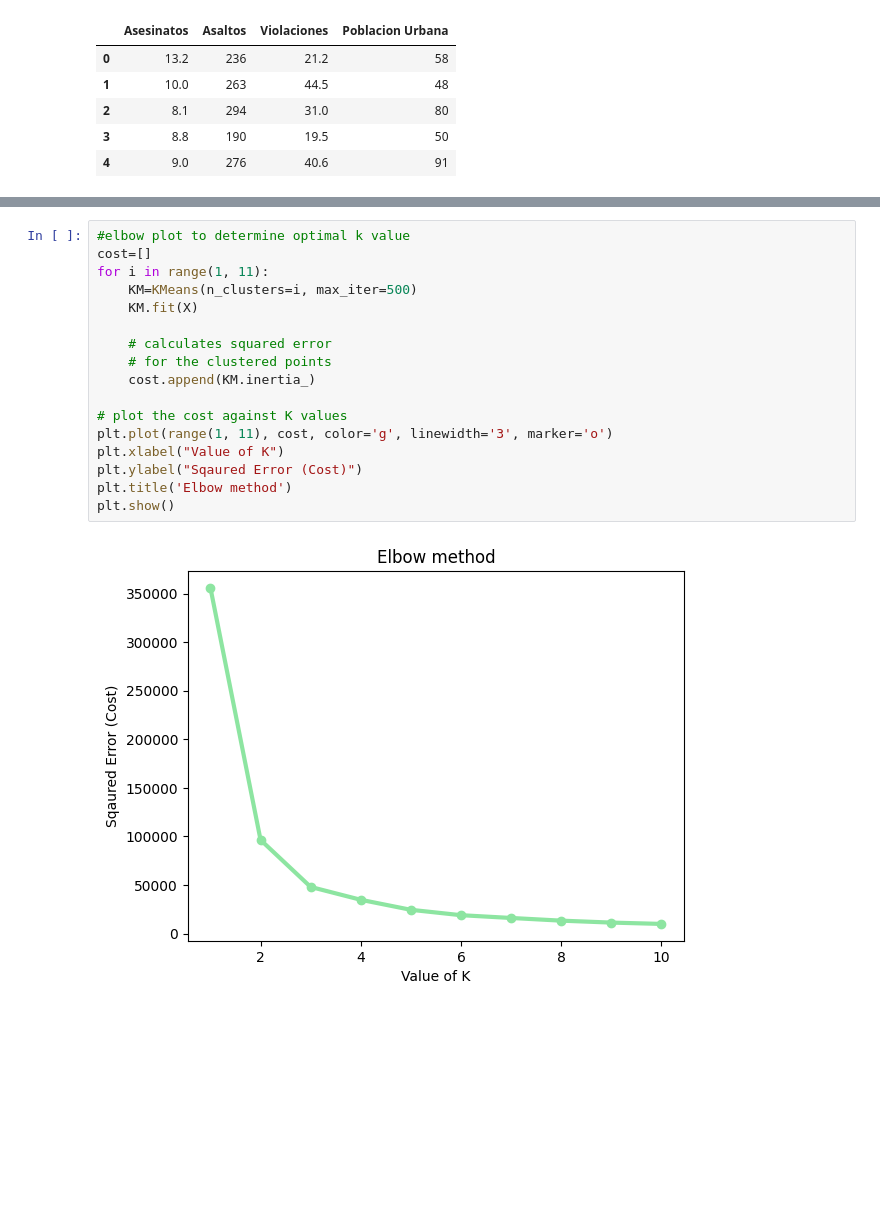
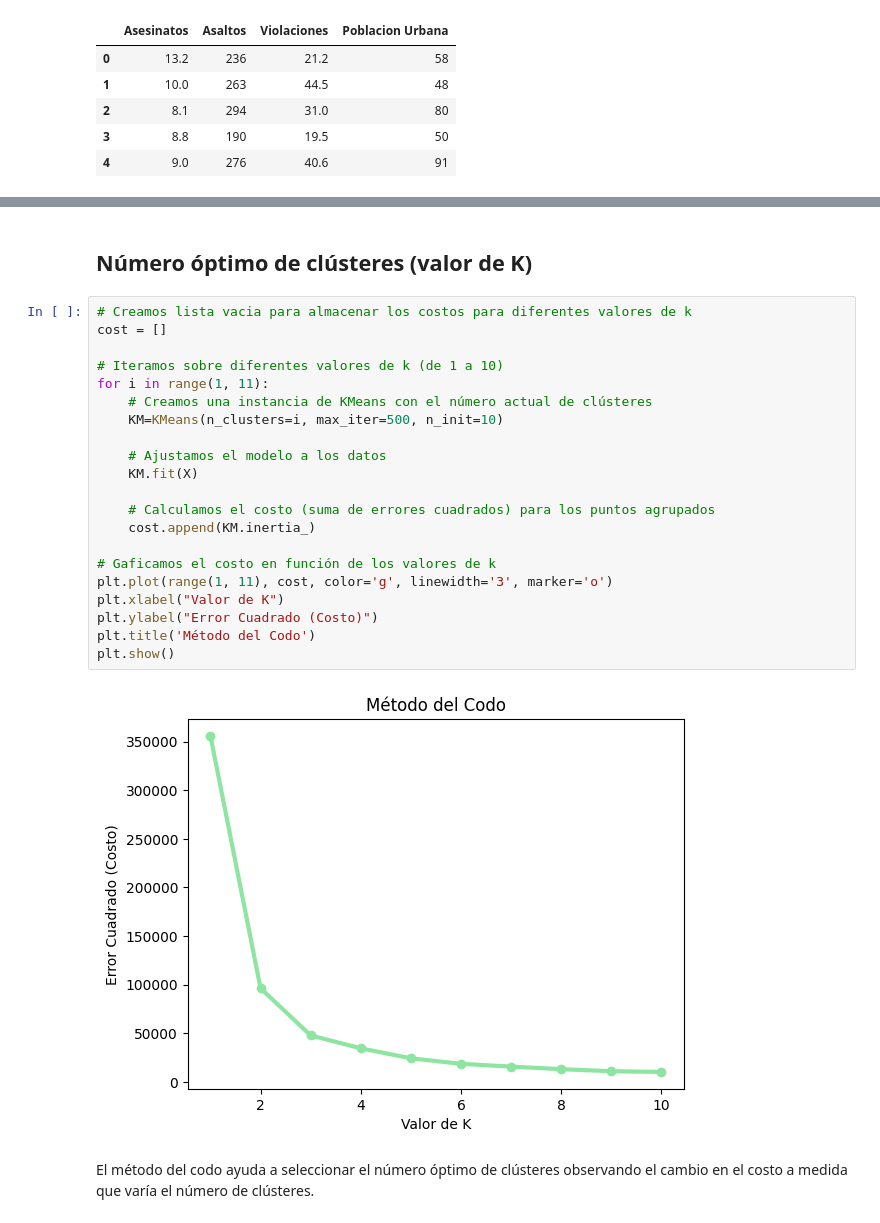
Before and after one commit to danisotoguerrero/Clasificador-zonas-seg-n-el-peligroClasificador-zonas-segun-el-peligro, a Jupyter notebook: Laboratorio_3_Grupo_8.ipynb, the cells around one changed output, grey strips where cells are left out. Saved outputs shown, nothing was run; the diff lists cells and outputs as text; blank space fills up the shorter version.

```diff
--- a/Laboratorio_3_Grupo_8.ipynb
+++ b/Laboratorio_3_Grupo_8.ipynb
@@ -223,20 +299,28 @@ corr_heatmap(df)
+# %% [markdown]
+## Número óptimo de clústeres (valor de K)
 # %%
-#elbow plot to determine optimal k value
-cost=[]
+# Creamos lista vacia para almacenar los costos para diferentes valores de k
+cost = []
+
+# Iteramos sobre diferentes valores de k (de 1 a 10)
 for i in range(1, 11):
-    KM=KMeans(n_clusters=i, max_iter=500)
+    # Creamos una instancia de KMeans con el número actual de clústeres
+    KM=KMeans(n_clusters=i, max_iter=500, n_init=10)
+
+    # Ajustamos el modelo a los datos
     KM.fit(X)
 
-    # calculates squared error
-    # for the clustered points
+    # Calculamos el costo (suma de errores cuadrados) para los puntos agrupados
     cost.append(KM.inertia_)
 
-# plot the cost against K values
+# Gaficamos el costo en función de los valores de k
 plt.plot(range(1, 11), cost, color='g', linewidth='3', marker='o')
-plt.xlabel("Value of K")
-plt.ylabel("Sqaured Error (Cost)")
-plt.title('Elbow method')
+plt.xlabel("Valor de K")
+plt.ylabel("Error Cuadrado (Costo)")
+plt.title('Método del Codo')
 plt.show()
 # %% [output]
-[figure, old version]
+[figure, new version]
+# %% [markdown]
+El método del codo ayuda a seleccionar el número óptimo de clústeres observando el cambio en el costo a medida que varía el número de clústeres.
 # %%
```
Also changed, not shown: parts of 37 cells of this notebook.
